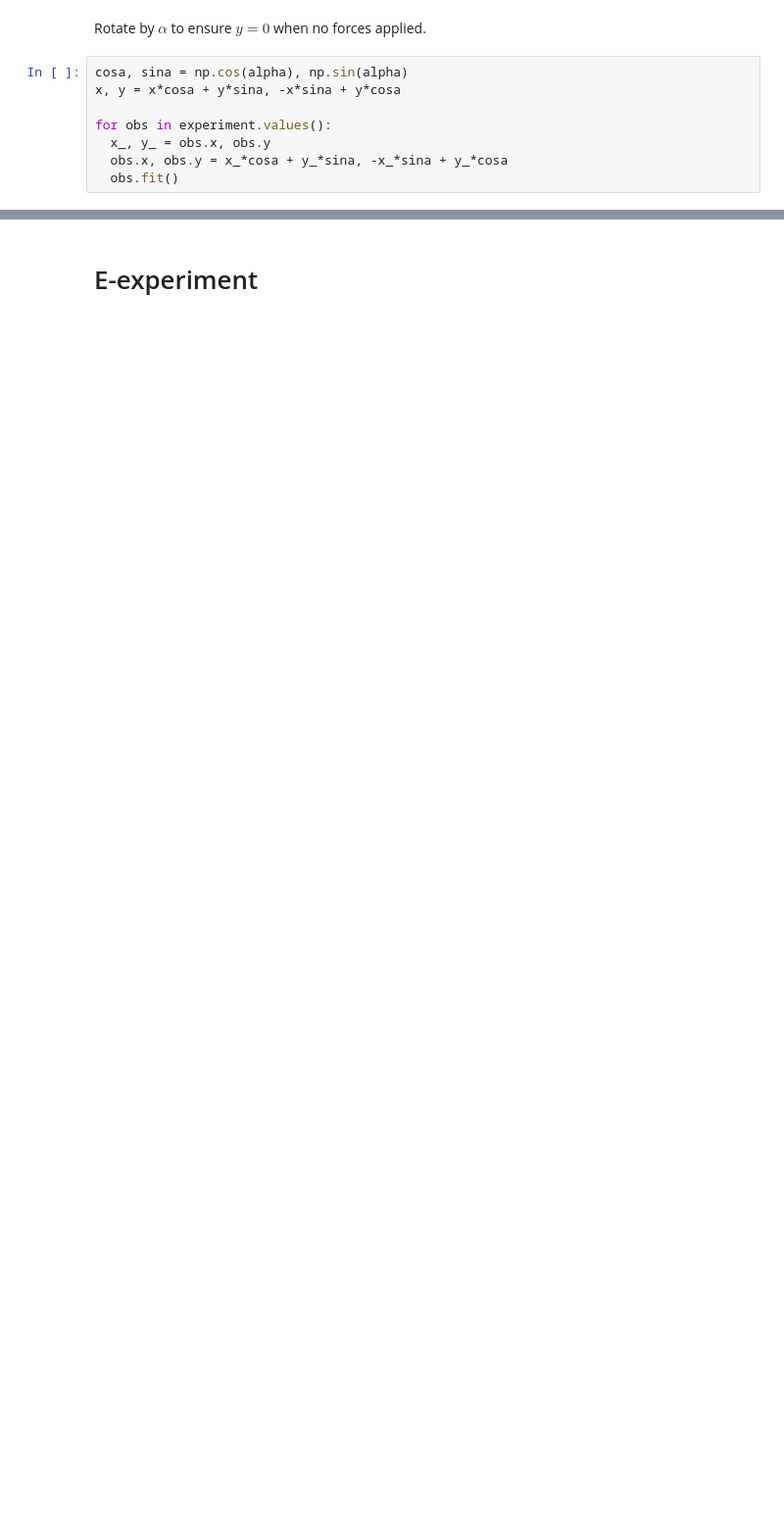
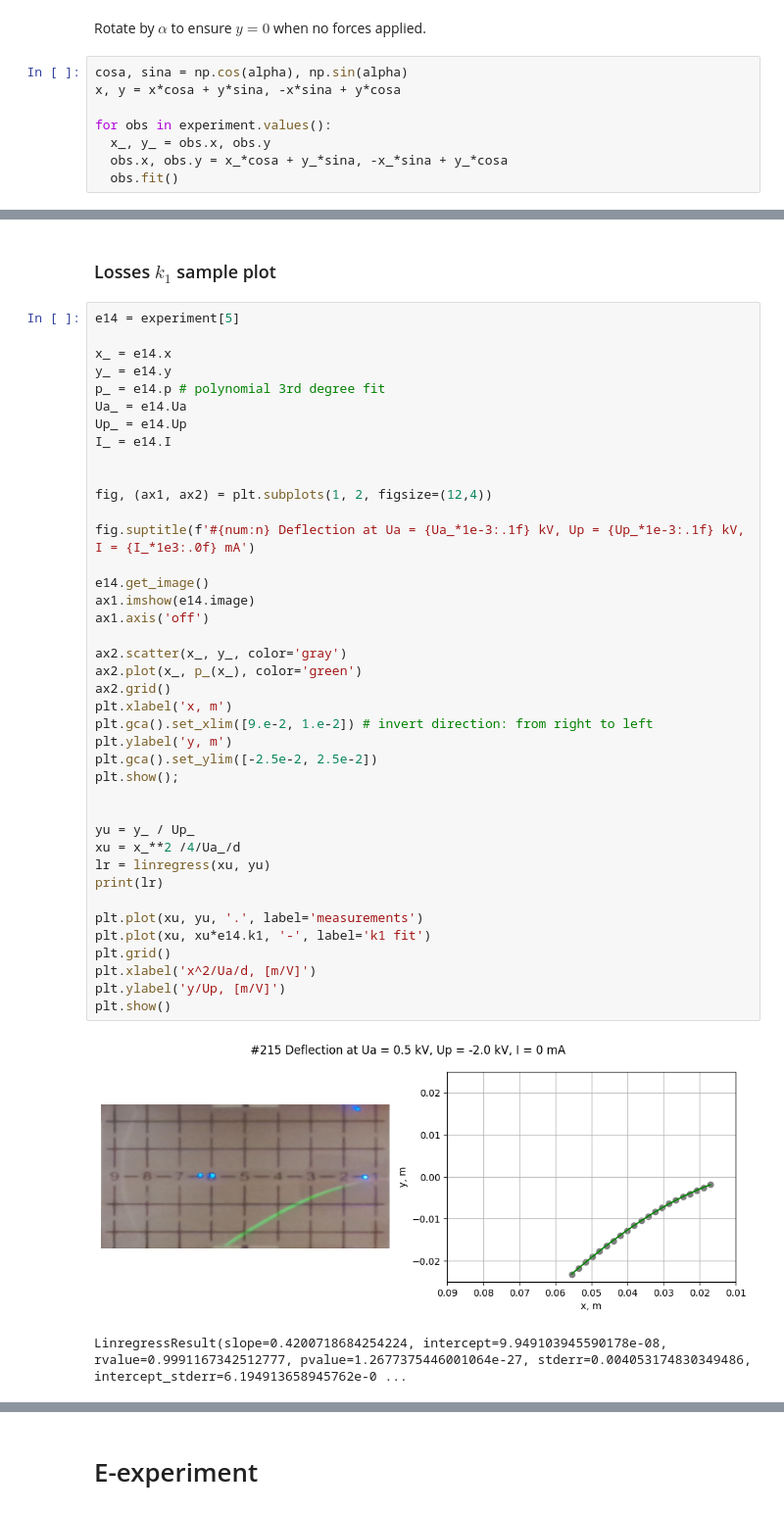
Before and after one commit to evgeny-kolonsky/Lab2_Electron, a Jupyter notebook: Lab2_Thomson2.ipynb, the cells around one changed output, grey strips where cells are left out. Shown: that part at 98% size. Saved outputs shown, nothing was run; the diff lists cells and outputs as text; blank space fills up the shorter version.

```diff
--- a/Lab2_Thomson2.ipynb
+++ b/Lab2_Thomson2.ipynb
@@ -180,0 +219,45 @@ for obs in experiment.values():
+# %% [markdown]
+### Losses $k_1$ sample plot
+# %%
+e14 = experiment[5]
+
+x_ = e14.x
+y_ = e14.y
+p_ = e14.p # polynomial 3rd degree fit
+Ua_ = e14.Ua
+Up_ = e14.Up
+I_ = e14.I
+
+
+fig, (ax1, ax2) = plt.subplots(1, 2, figsize=(12,4))
+
+fig.suptitle(f'#{num:n} Deflection at Ua = {Ua_*1e-3:.1f} kV, Up = {Up_*1e-3:.1f} kV, I = {I_*1e3:.0f} mA')
+
+e14.get_image()
+ax1.imshow(e14.image)
+ax1.axis('off')
+
+ax2.scatter(x_, y_, color='gray')
+ax2.plot(x_, p_(x_), color='green')
+ax2.grid()
+plt.xlabel('x, m')
+plt.gca().set_xlim([9.e-2, 1.e-2]) # invert direction: from right to left
+plt.ylabel('y, m')
+plt.gca().set_ylim([-2.5e-2, 2.5e-2])
+plt.show();
+
+
+yu = y_ / Up_
+xu = x_**2 /4/Ua_/d
+lr = linregress(xu, yu)
+print(lr)
+
+plt.plot(xu, yu, '.', label='measurements')
+plt.plot(xu, xu*e14.k1, '-', label='k1 fit')
+plt.grid()
+plt.xlabel('x^2/Ua/d, [m/V]')
+plt.ylabel('y/Up, [m/V]')
+plt.show()
+# %% [output]
+[figure, added]
+LinregressResult(slope=0.4200718684254224, intercept=9.949103945590178e-08, rvalue=0.9991167342512777, pvalue=1.2677375446001064e-27, stderr=0.004053174830349486, intercept_stderr=6.194913658945762e-0 ...
```
Also changed, not shown: parts of 34 cells of this notebook.
